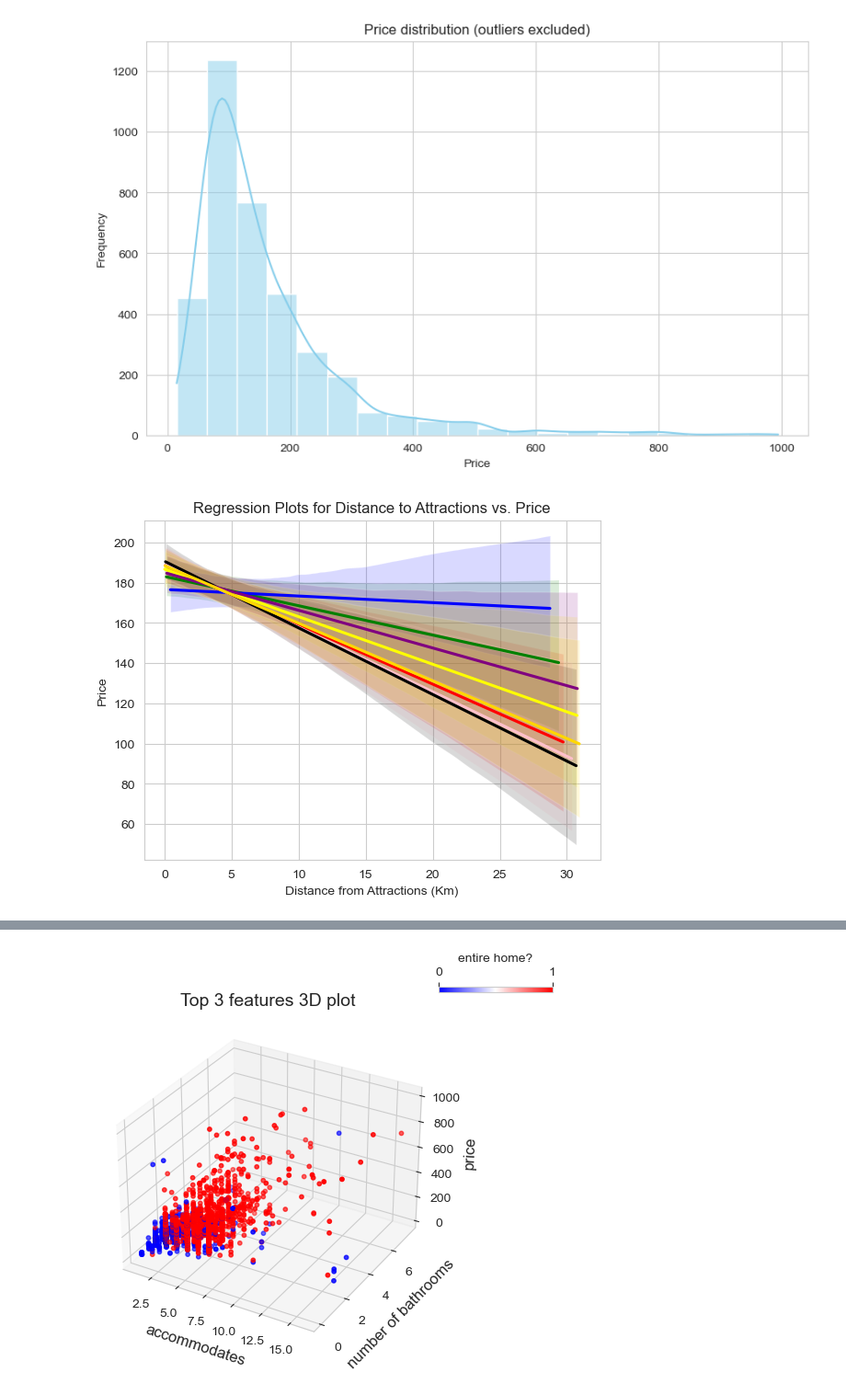
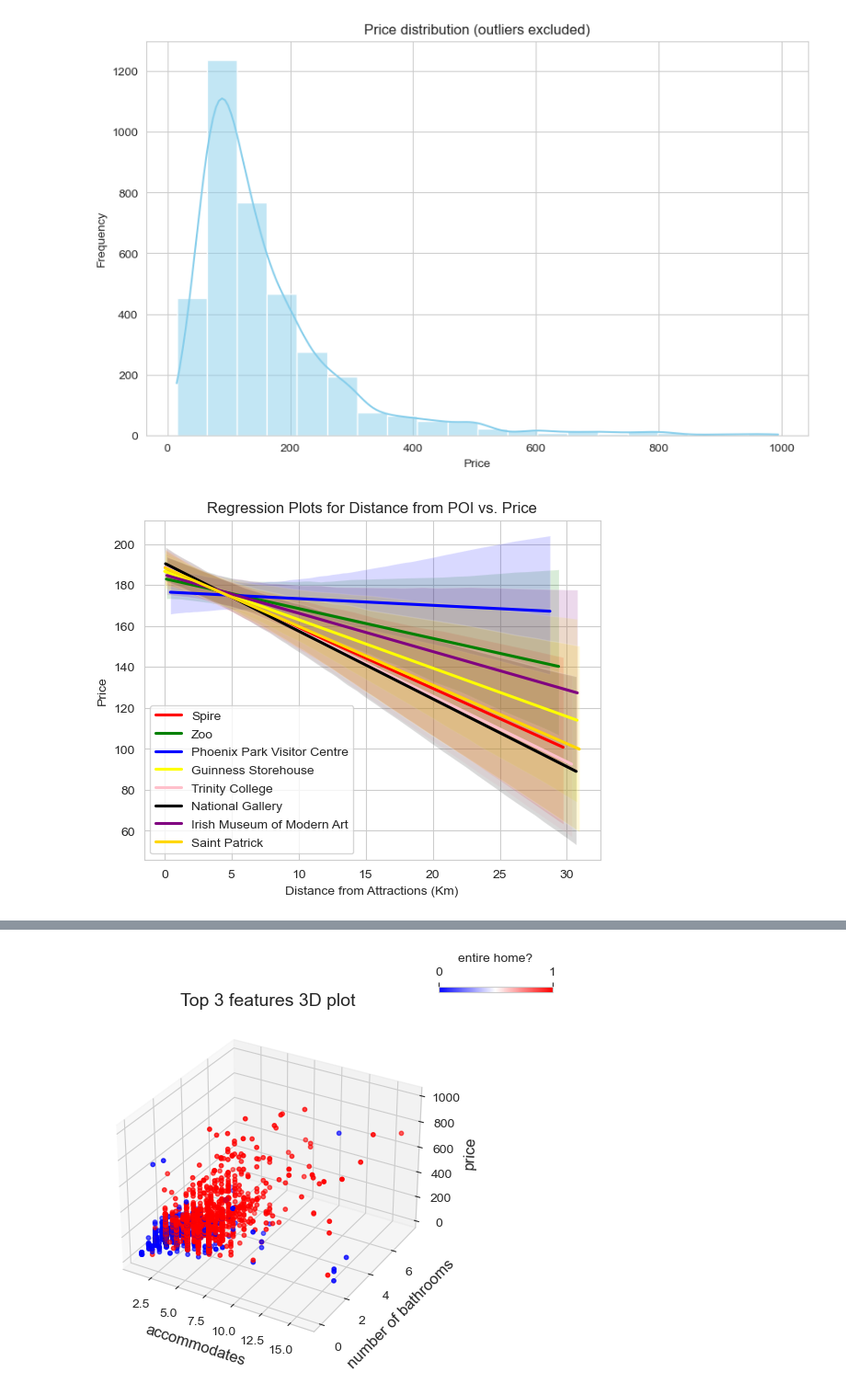
Before and after one commit to alexCCTcollege/Capstone, a Jupyter notebook: Transform.ipynb, the cells around one changed output, grey strips where cells are left out. Shown at 92% size. Cells and saved outputs as stored; diff of their text form; code cells hidden in the pictures.

```diff
--- a/Transform.ipynb
+++ b/Transform.ipynb
@@ -580,6 +580,15 @@ for poi_coord, poi_name in POI.items():
     listings[poi_name + '_distance'] = listings.apply(lambda row: haversine_distance((row['latitude_x'], row['longitude_x']), poi_coord),
         axis=1
     )
+# %%
+listings.rename(columns={('PM<sub>10</sub>', 'mean'): 'PM10 Mean'}, inplace=True)
+listings.rename(columns={('PM<sub>10</sub>', 'max'): 'PM10 max'}, inplace=True)
+listings.rename(columns={('PM<sub>10</sub>', 'min'): 'PM10 min'}, inplace=True)
+listings.rename(columns={('PM<sub>10</sub>', 'var'): 'PM10 var'}, inplace=True)
+listings.rename(columns={('PM<sub>2.5</sub>', 'mean'): 'PM2.5 Mean'}, inplace=True)
+listings.rename(columns={('PM<sub>2.5</sub>', 'max'): 'PM2.5 max'}, inplace=True)
+listings.rename(columns={('PM<sub>2.5</sub>', 'min'): 'PM2.5 min'}, inplace=True)
+listings.rename(columns={('PM<sub>2.5</sub>', 'var'): 'PM2.5 var'}, inplace=True)
 # %%
 listings_no_out = listings[listings['price']<999]
 # %% [markdown]
@@ -602,20 +611,24 @@ plt.show()
 # %%
 #regression plot for all distance features
 
-sns.regplot(listings,x='Spire_distance',y='price',color='red',scatter=False)
-sns.regplot(listings,x='zoo_distance',y='price',color='green',scatter=False)
-sns.regplot(listings,x= 'Phoenix park visitor centre_distance',y='price',color='blue',scatter=False)
-sns.regplot(listings,x='guinnes storehouse_distance',y='price',color='yellow',scatter=False)
-sns.regplot(listings,x='trinity_distance',y='price',color='pink',scatter=False)
-sns.regplot(listings,x='national gallery_distance',y='price',color='black',scatter=False)
-sns.regplot(listings,x='Irish museum modern art_distance',y='price',color='purple',scatter=False)
-sns.regplot(listings,x='Saint patrick_distance',y='price',color='gold',scatter=False)
+sns.regplot(listings, x='Spire_distance', y='price', color='red', scatter=False, label='Spire')
+sns.regplot(listings, x='zoo_distance', y='price', color='green', scatter=False, label='Zoo')
+sns.regplot(listings, x='Phoenix park visitor centre_distance', y='price', color='blue', scatter=False, label='Phoenix Park Visitor Centre')
+sns.regplot(listings, x='guinnes storehouse_distance', y='price', color='yellow', scatter=False, label="Guinness Storehouse")
+sns.regplot(listings, x='trinity_distance', y='price', color='pink', scatter=False, label='Trinity College')
+sns.regplot(listings, x='national gallery_distance', y='price', color='black', scatter=False, label='National Gallery')
+sns.regplot(listings, x='Irish museum modern art_distance', y='price', color='purple', scatter=False, label='Irish Museum of Modern Art')
+sns.regplot(listings, x='Saint patrick_distance', y='price', color='gold', scatter=False, label='Saint Patrick')
 
-plt.title('Regression Plots for Distance to Attractions vs. Price')
+# Add title and labels
+plt.title('Regression Plots for Distance from POI vs. Price')
 plt.xlabel('Distance from Attractions (Km)')
 plt.ylabel('Price')
 
+# Add legend
+plt.legend()
+
 # Show the plot
 plt.show()
 # %% [output]
-[figure, old version]
+[figure, new version]
```
Also changed, not shown: parts of 13 cells of this notebook, 7 other files.
